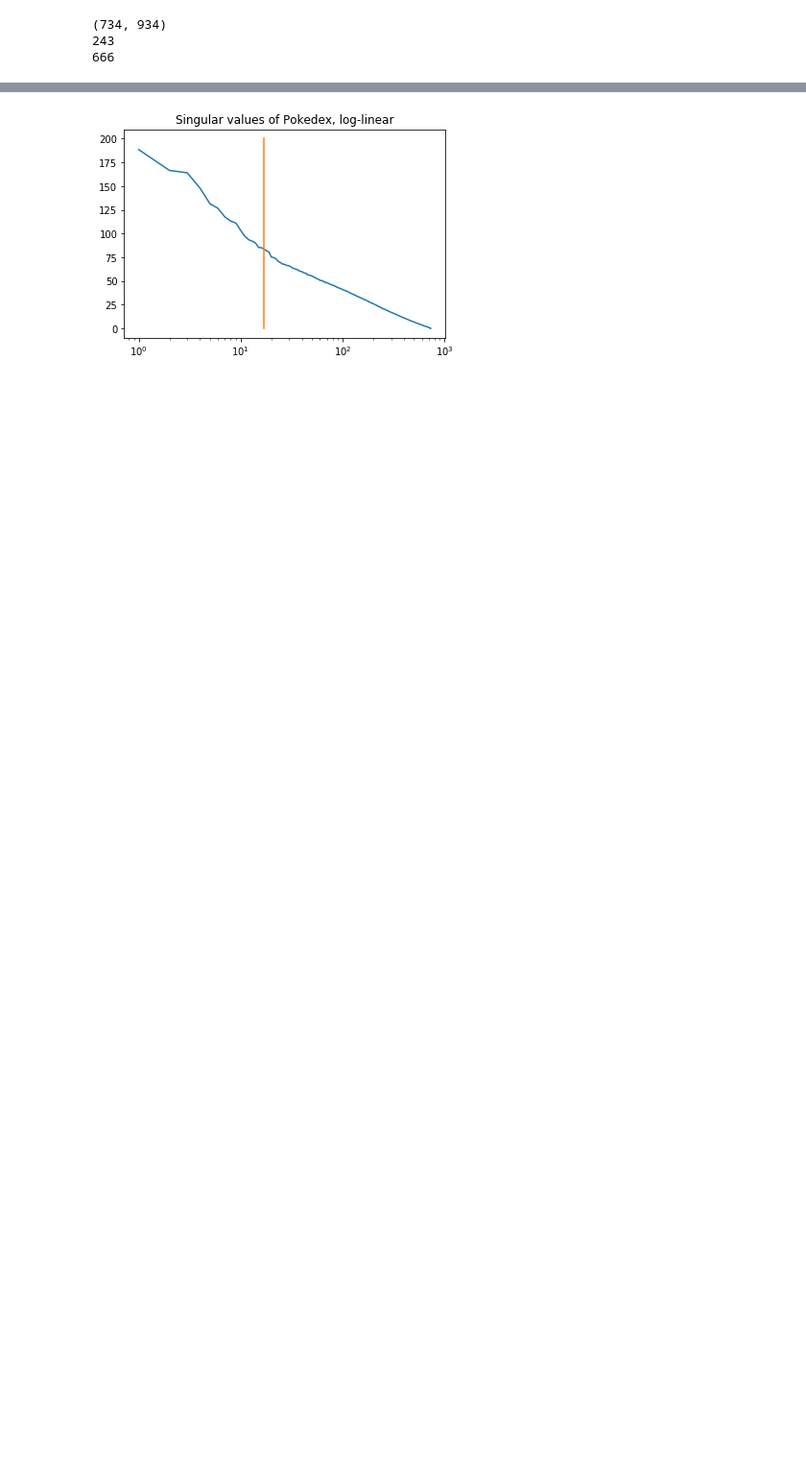
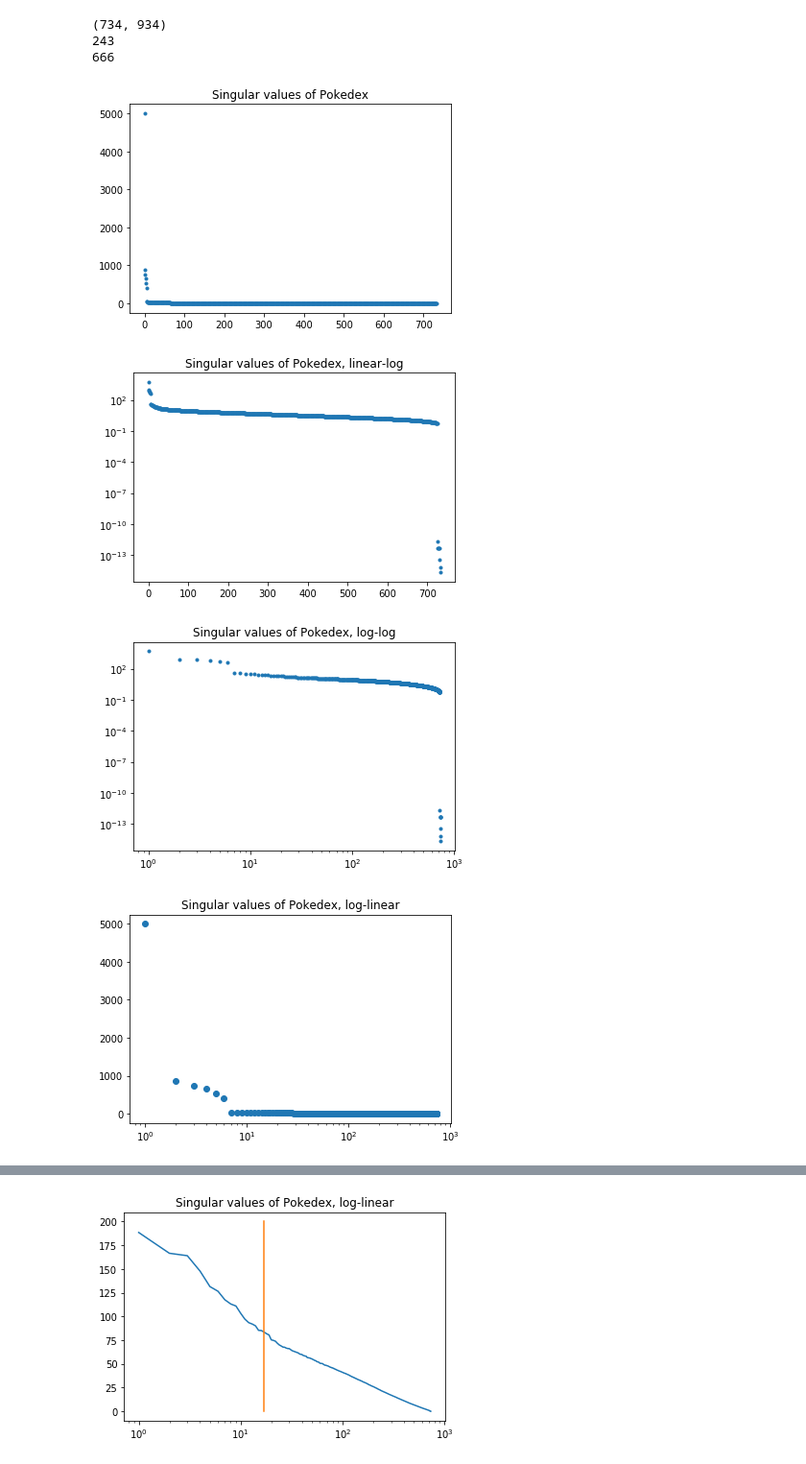
Before and after one commit to Patrisimo/PokeML, a Jupyter notebook: pokemon.ipynb, the cells around one changed output, grey strips where cells are left out. Shown at 96% size. Drawn from its saved outputs; the diff is of its cells as text; code cells hidden in the pictures; blank space fills up the shorter version.

```diff
--- a/pokemon.ipynb
+++ b/pokemon.ipynb
@@ -153,3 +308,29 @@ print(len(movelist))
+# %%
+pu,ps,pvt = np.linalg.svd(pokemat, full_matrices=False)
+plt.plot(range(len(ps)), ps, '.')
+plt.title('Singular values of Pokedex')
+plt.show()
+
+plt.plot(range(len(ps)), ps, '.')
+plt.title('Singular values of Pokedex, linear-log')
+plt.yscale('log')
+plt.show()
+
+plt.plot(range(1,len(ps)+1), ps, '.')
+plt.title('Singular values of Pokedex, log-log')
+plt.yscale('log')
+plt.xscale('log')
+plt.show()
+
+plt.scatter(range(1,len(ps)+1), ps)
+plt.title('Singular values of Pokedex, log-linear')
+plt.xscale('log')
+plt.show()
+# %% [output]
+[figure, added]
+[figure, added]
+[figure, added]
+[figure, added]
 # %%
 # Analysis 1: Do PCA on this dataset
 pokemean = np.mean(pokemat, axis=0)
```
Also changed, not shown: parts of 42 cells of this notebook.
